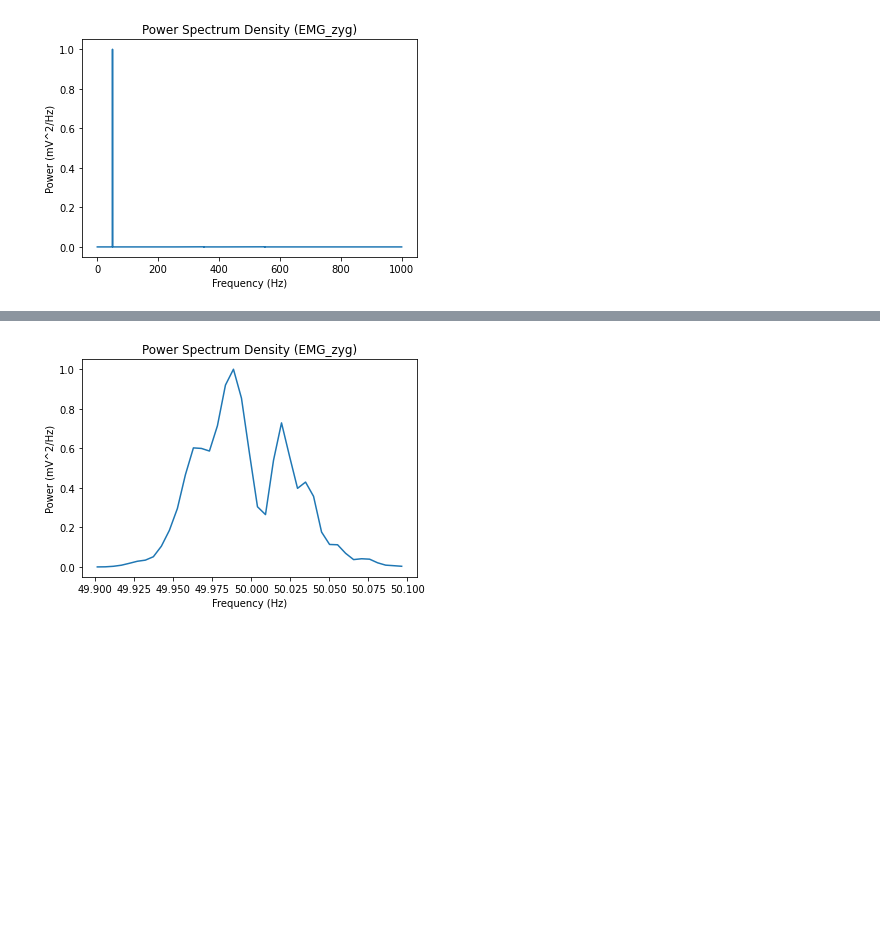
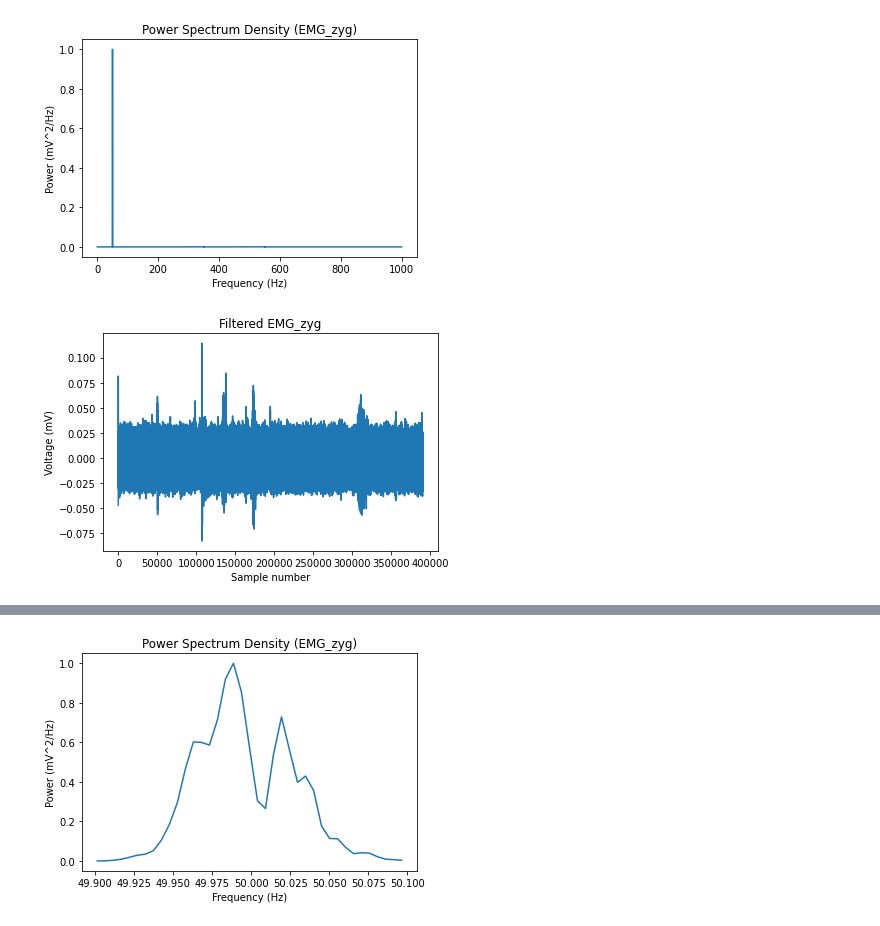
Before and after one commit to WiIIson/EMGFlow-Python-Package, a Jupyter notebook: PeakAffectDS-Analysis2.ipynb, the cells around one changed output, grey strips where cells are left out. Saved outputs shown, nothing was run; the diff lists cells and outputs as text; code cells hidden in the pictures; blank space fills up the shorter version.

Commit message:
Explored non-uniform notch filter
Tried applying different notch filter values to each significant point on the signal (50, 150, 250, ...)

```diff
--- a/PeakAffectDS-Analysis2.ipynb
+++ b/PeakAffectDS-Analysis2.ipynb
@@ -55,3 +57,32 @@ plt.title('Power Spectrum Density (EMG_zyg)')
 plt.show()
 # %% [output]
 [figure]
+# %%
+# Apply a notch filter to input data
+#          data <- Data to apply filter to
+#          freq <- Frequency to filter out
+#             Q <- Quality score for filter
+# sampling_rate <- Sampling rate of data
+def apply_notch_filter(data, freq, Q, sampling_rate):
+    # Normalize filtering frequency
+    nyq_freq = sampling_rate / 2
+    norm_freq = freq / nyq_freq
+
+    # Use scipy notch filter using normalized frequency
+    b, a = scipy.signal.iirnotch(norm_freq, Q)
+    filtered_data = scipy.signal.lfilter(b, a, data)
+
+    return filtered_data
+
+sampling_rate = 2000
+Q = 2
+
+filtered_emg_zyg = apply_notch_filter(s1_happy['EMG_zyg'], 50, Q, sampling_rate)
+
+plt.plot(filtered_emg_zyg)
+plt.xlabel('Sample number')
+plt.ylabel('Voltage (mV)')
+plt.title('Filtered EMG_zyg')
+plt.show()
+# %% [output]
+[figure, added]
```
Also changed, not shown: parts of 5 cells of this notebook.
